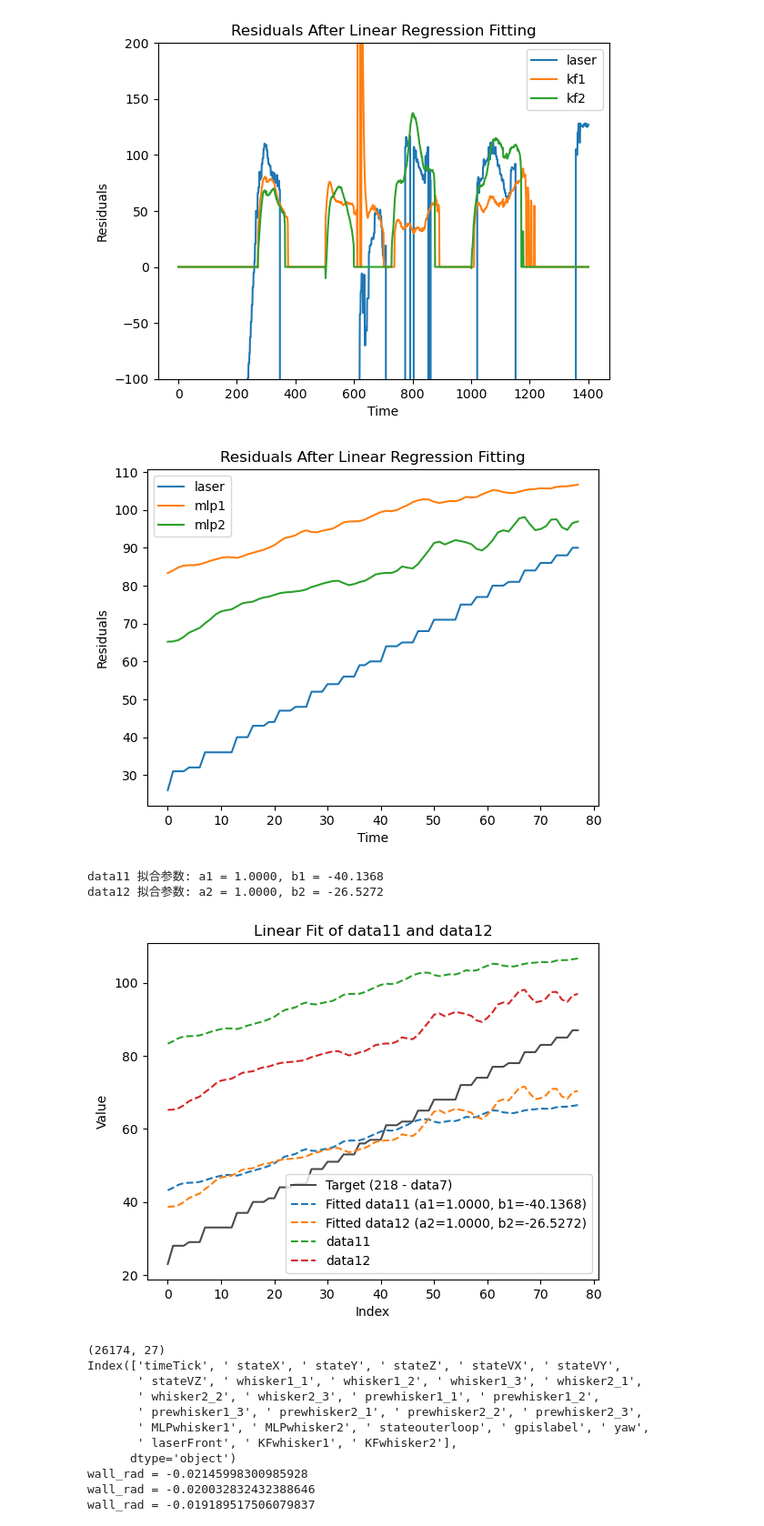
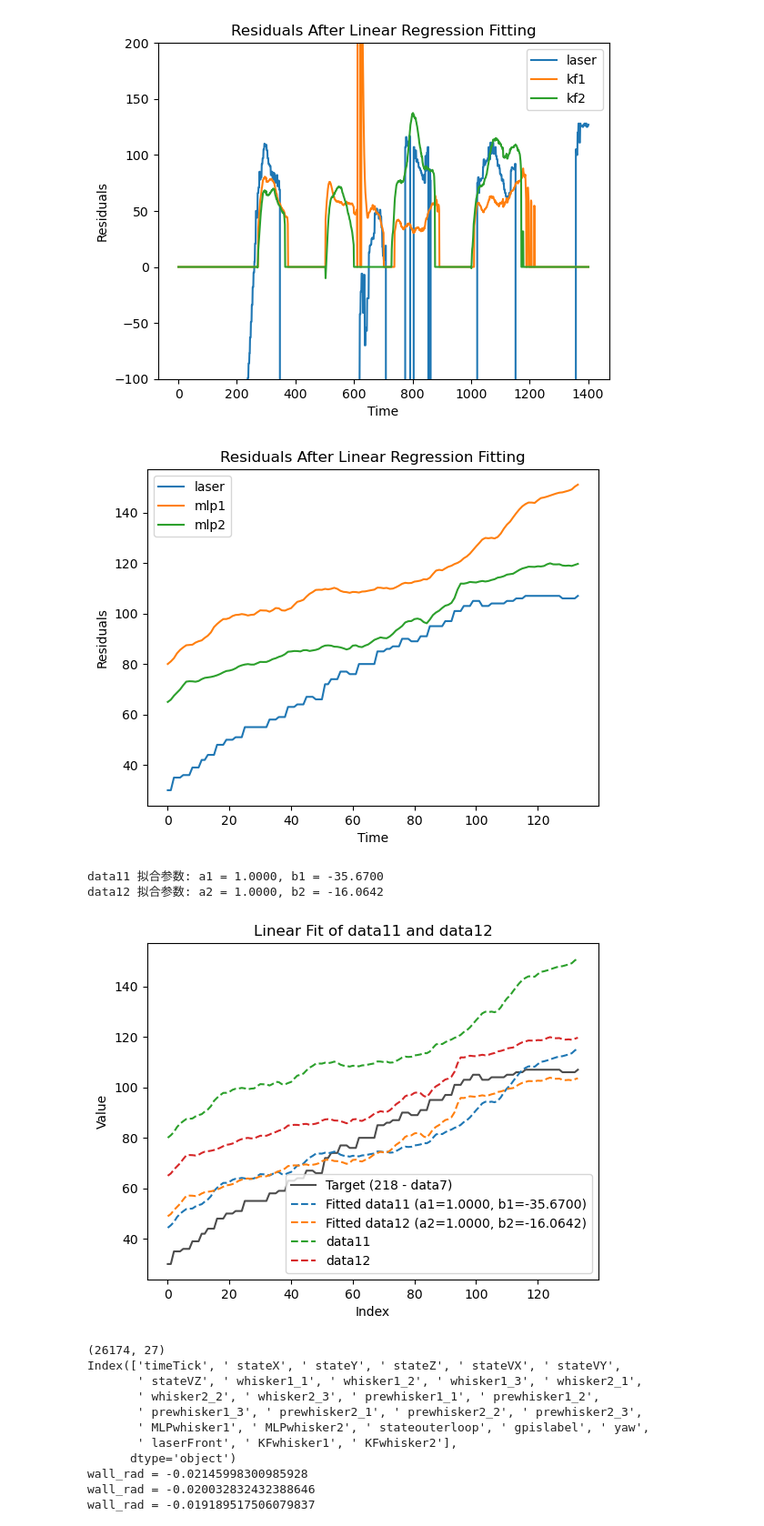
Before and after one commit to TacYee/crazyflie-firmware-bl, a Jupyter notebook: examples/demos/app_whiskers_CF/data/data_preprocess.ipynb, the cells around one changed output. Shown at 91% size. Drawn from its saved outputs; the diff is of its cells as text; code cells hidden in the pictures.

Commit message:
update GPIS real flight data

```diff
--- a/examples/demos/app_whiskers_CF/data/data_preprocess.ipynb
+++ b/examples/demos/app_whiskers_CF/data/data_preprocess.ipynb
@@ -719,10 +719,10 @@ plt.show()
 [figure]
 # %%
 #app-20241211T16-05-26 for video
-data = pd.read_csv('20241211/app-20241220T10-59-39.csv')
-data1 = data.iloc[402:480, 4].values
-data2 = data.iloc[402:480, 5].values
-data3 = data.iloc[402:480, 6].values
+data = pd.read_csv('20241211/app-20241221T14-05-59.csv')
+data1 = data.iloc[521:655, 4].values
+data2 = data.iloc[521:655, 5].values
+data3 = data.iloc[521:655, 6].values
 
 # plt.plot(data1, label="whisker1_1", alpha=0.7)
 # plt.plot(data2, label="whisker2_1", alpha=0.7)
@@ -730,7 +730,7 @@ data3 = data.iloc[402:480, 6].values
 # plt.plot(data4, label="whisker2_2", alpha=0.7)
 # plt.plot(data5, label="whisker1_3", alpha=0.7)
 # plt.plot(data6, label="whisker2_3", alpha=0.7)
-plt.plot(208 - data3, label="laser")
+plt.plot(199 - data3, label="laser")
 # # plt.plot(data8*10000 - 3000, label="Y")
 plt.plot(data1, label="mlp1")
 plt.plot(data2, label="mlp2")
@@ -743,15 +743,15 @@ plt.ylabel("Residuals")
 plt.title("Residuals After Linear Regression Fitting")
 plt.show()
 # %% [output]
-[figure, old version]
+[figure, new version]
 # %%
 # 数据提取
-data11 = data.iloc[402:480, 4].values
-data12 = data.iloc[402:480, 5].values
-data7 = data.iloc[402:480, 6].values
+data11 = data.iloc[521:655, 4].values
+data12 = data.iloc[521:655, 5].values
+data7 = data.iloc[521:655, 6].values
 
 # 目标变量
-y_target = 205 - data7
+y_target = 199 - data7
 
 # 最小二乘法拟合函数
 def linear_fit(x, y):
@@ -760,36 +760,36 @@ def linear_fit(x, y):
     y_mean = np.mean(y)
     # 计算斜率和截距
     a = 1
     b = y_mean - a * x_mean
     return a, b
 
 # 对 data11 进行拟合
 a1, b1 = linear_fit(data11, y_target)
 print(f"data11 拟合参数: a1 = {a1:.4f}, b1 = {b1:.4f}")
 
 # 对 data12 进行拟合
 a2, b2 = linear_fit(data12, y_target)
 print(f"data12 拟合参数: a2 = {a2:.4f}, b2 = {b2:.4f}")
 
 # 计算拟合结果
 fit_data11 = a1 * data11 + b1
 fit_data12 = a2 * data12 + b2
 
 # 可视化
 plt.plot(y_target, label="Target (218 - data7)", alpha=0.7, color="black")
 plt.plot(fit_data11, label=f"Fitted data11 (a1={a1:.4f}, b1={b1:.4f})", linestyle="--")
 plt.plot(fit_data12, label=f"Fitted data12 (a2={a2:.4f}, b2={b2:.4f})", linestyle="--")
 plt.plot(data11, label=f"data11", linestyle="--")
 plt.plot(data12, label=f"data12", linestyle="--")
 plt.legend()
 plt.xlabel("Index")
 plt.ylabel("Value")
 plt.title("Linear Fit of data11 and data12")
 plt.show()
 # %% [output]
-data11 拟合参数: a1 = 1.0000, b1 = -40.1368
-data12 拟合参数: a2 = 1.0000, b2 = -26.5272
+data11 拟合参数: a1 = 1.0000, b1 = -35.6700
+data12 拟合参数: a2 = 1.0000, b2 = -16.0642
-[figure, old version]
+[figure, new version]
 # %%
 import pandas as pd
 import numpy as np
```
Also changed, not shown: 20 other files.
